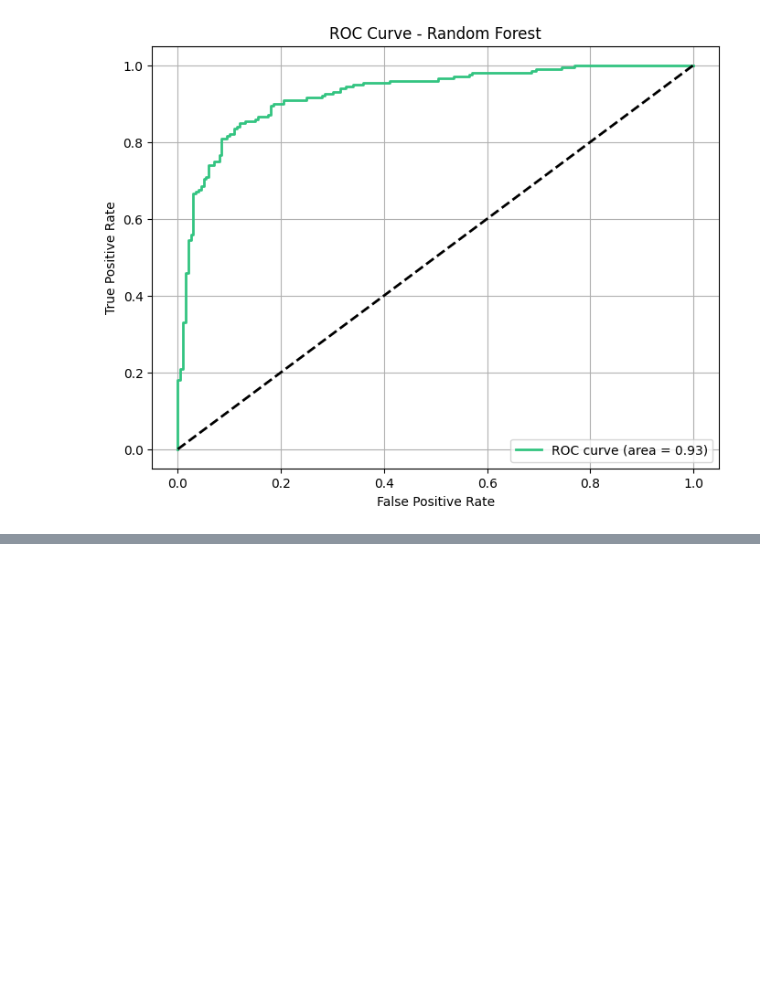
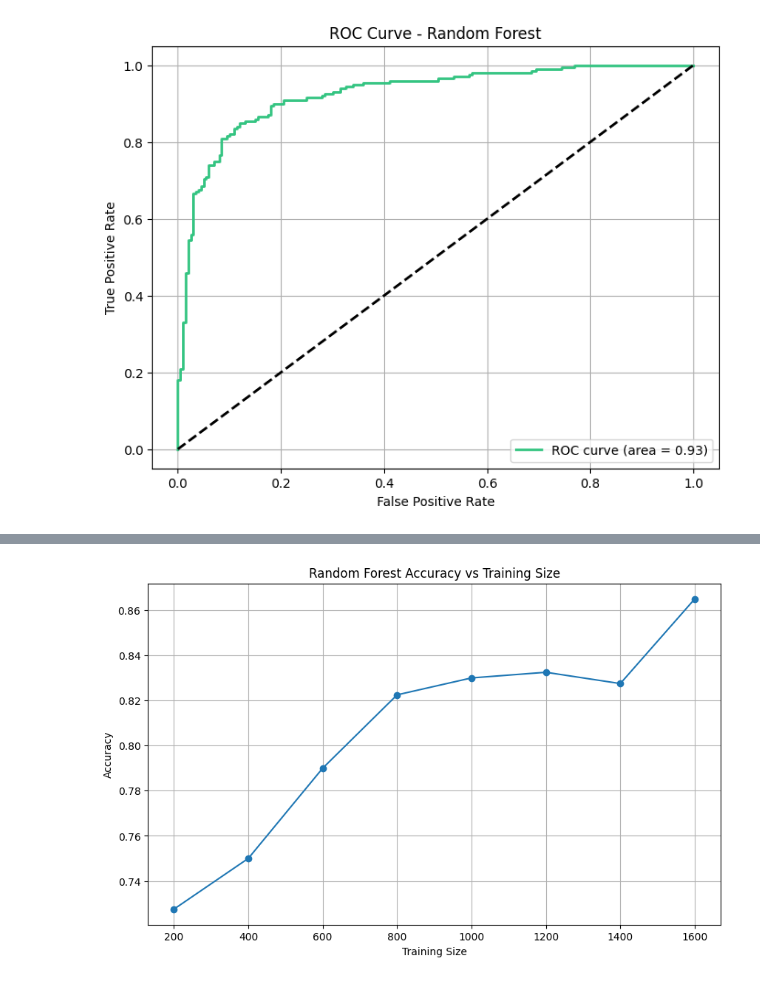
Before and after one commit to Stargix/Sentiment-Analysis, a Jupyter notebook: main.ipynb, the cells around one changed output, grey strips where cells are left out. Cells and saved outputs as stored; diff of their text form; code cells hidden in the pictures; blank space fills up the shorter version.

```diff
--- a/main.ipynb
+++ b/main.ipynb
@@ -457,0 +644,55 @@ for mida in range(200, 1601, 200):
+# %%
+import pandas as pd
+import numpy as np
+from sklearn.ensemble import RandomForestClassifier
+from sklearn.metrics import accuracy_score
+
+import numpy as np
+from sklearn.ensemble import RandomForestClassifier
+from sklearn.metrics import accuracy_score
+
+# Asumo que X_train_vectorized y y_train están definidos previamente
+total_samples = X_train_vectorized.shape[0]
+sample_sizes = list(range(200, 1600, 200)) + [total_samples]  # [200, 400, 600, 800, 1000, 1200, 1400, 1600, total]
+
+results = []
+
+# Verificar que el último tamaño sea efectivamente el total del dataset
+if sample_sizes[-1] != total_samples:
+    sample_sizes[-1] = total_samples
+
+# Iterar sobre los tamaños de muestra definidos
+for mida in sample_sizes:
+    if mida == total_samples:  # Si es el último tamaño, usa todos los datos
+        X_train_sample = X_train_vectorized
+        y_train_sample = y_train
+    else:
+        # Obtener muestra aleatoria SIN REPETICIÓN (replace=False)
+        sample_indices_train = np.random.RandomState(random_state).choice(
+            total_samples, size=mida, replace=False)
+        X_train_sample = X_train_vectorized[sample_indices_train]
+        y_train_sample = y_train.iloc[sample_indices_train]
+
+    # Entrenar el modelo y predecir
+    rf = RandomForestClassifier(random_state=random_state, **best_params['Random Forest'])
+    rf.fit(X_train_sample, y_train_sample)
+    y_pred_rf = rf.predict(X_test_vectorized)
+
+    # Calcular y almacenar la precisión
+    rf_accuracy = accuracy_score(y_test, y_pred_rf)
+    results.append({
+        'Training Size': mida,
+        'Random Forest Accuracy': rf_accuracy,
+    })
+
+accuracy_df = pd.DataFrame(results)
+
+plt.figure(figsize=(10, 6))
+plt.plot(accuracy_df['Training Size'], accuracy_df['Random Forest Accuracy'], marker='o')
+plt.title('Random Forest Accuracy vs Training Size')
+plt.xlabel('Training Size')
+plt.ylabel('Accuracy')
+plt.grid(True)
+plt.show()
+# %% [output]
+[figure, added]
```
Also changed, not shown: parts of 37 cells of this notebook.
